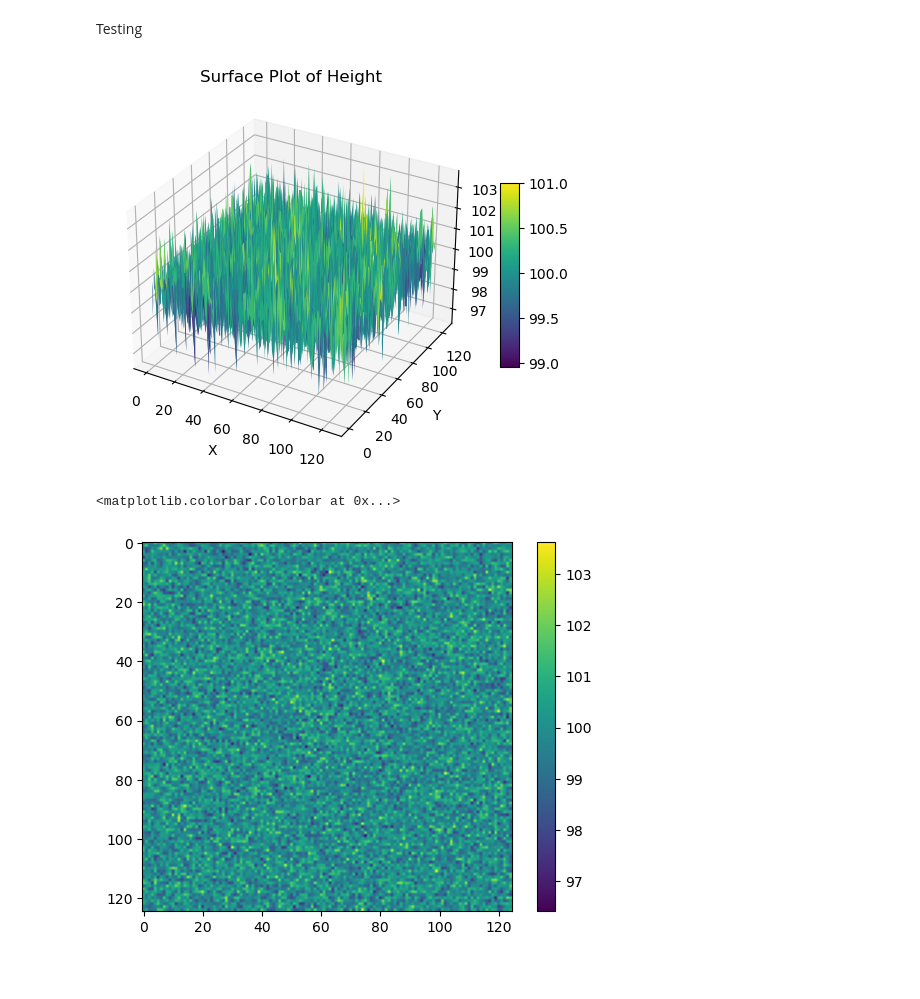
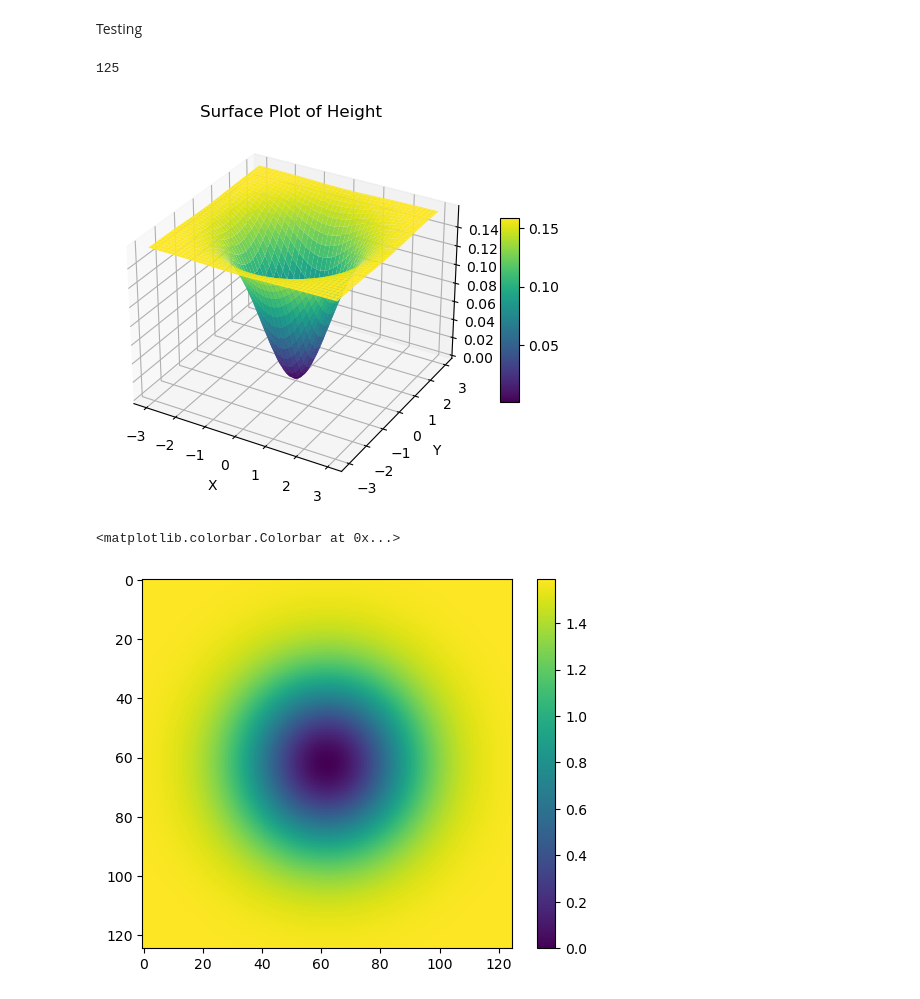
Before and after one commit to PaulHosek/ComplexSystemSimulation, a Jupyter notebook: simple_CA.ipynb, the cells around one changed output. Saved outputs shown, nothing was run; the diff lists cells and outputs as text; code cells hidden in the pictures; blank space fills up the shorter version.

```diff
--- a/simple_CA.ipynb
+++ b/simple_CA.ipynb
@@ -152,6 +153,9 @@ delta_t = 5
 
 psi_0 = np.random.normal(loc = 100, scale = 1, size = (size, size))
 psi_0 = heaviside(psi_0) * psi_0
+
+psi_0, X,Y = initial_distributions.valley_distr(size=size)
+psi_0 = heaviside(psi_0) * psi_0
 # %%
 # Initialise grid water levels - no negative values
 h = np.zeros(shape = (size, size))
@@ -166,16 +170,20 @@ H_ref = np.zeros(h.shape)
 Ht = psi_0 # initially no water, so psi = Ht assuming H_ref = 0
 psi= psi_0
 H = H0
+# %%
+print(len(psi))
+# %% [output]
+125
 # %%
 # Create the grid coordinates
-x, y = np.meshgrid(np.arange(size), np.arange(size))
+# x, y = np.meshgrid(np.arange(size), np.arange(size))
 
 # Create the figure and axis objects for the 3D plot
 fig = plt.figure()
 ax = fig.add_subplot(111, projection='3d')
 
 # Create the surface plot
-surf = ax.plot_surface(x, y, psi_0, cmap='viridis')
+surf = ax.plot_surface(X, Y, psi_0, cmap='viridis')
 
 # Add a colorbar
 fig.colorbar(surf, ax=ax, shrink=0.5, aspect=10)
@@ -189,11 +197,11 @@ ax.set_title('Surface Plot of Height')
 # Show the plot
 plt.show()
 # %% [output]
-[figure, old version]
+[figure, new version]
 # %%
-plt.imshow(psi_0)
+plt.imshow(H)
 plt.colorbar()
 # %% [output]
 <matplotlib.colorbar.Colorbar at 0x...>
-[figure, old version]
+[figure, new version]
 # %%
```
Also changed, not shown: parts of 8 cells of this notebook, 2 other files.
